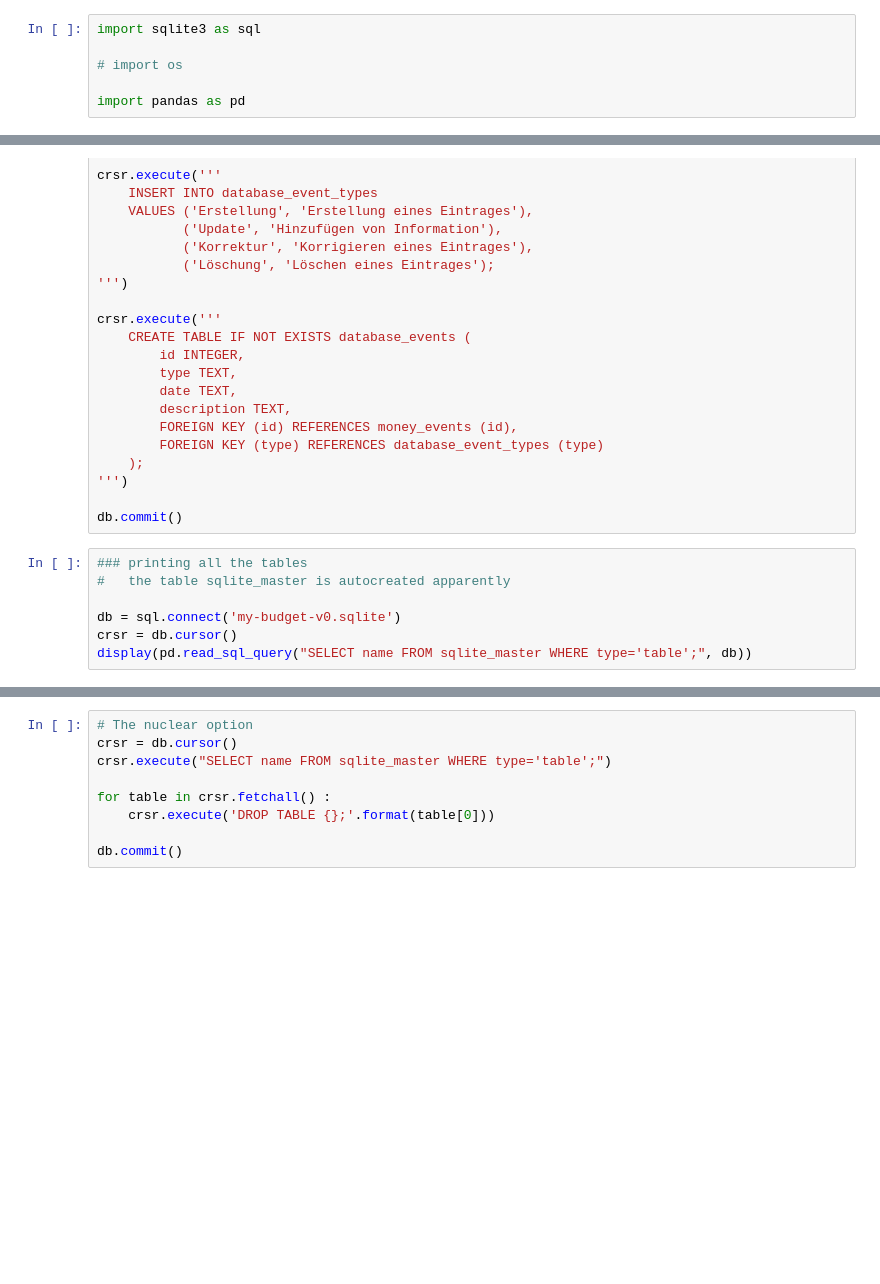
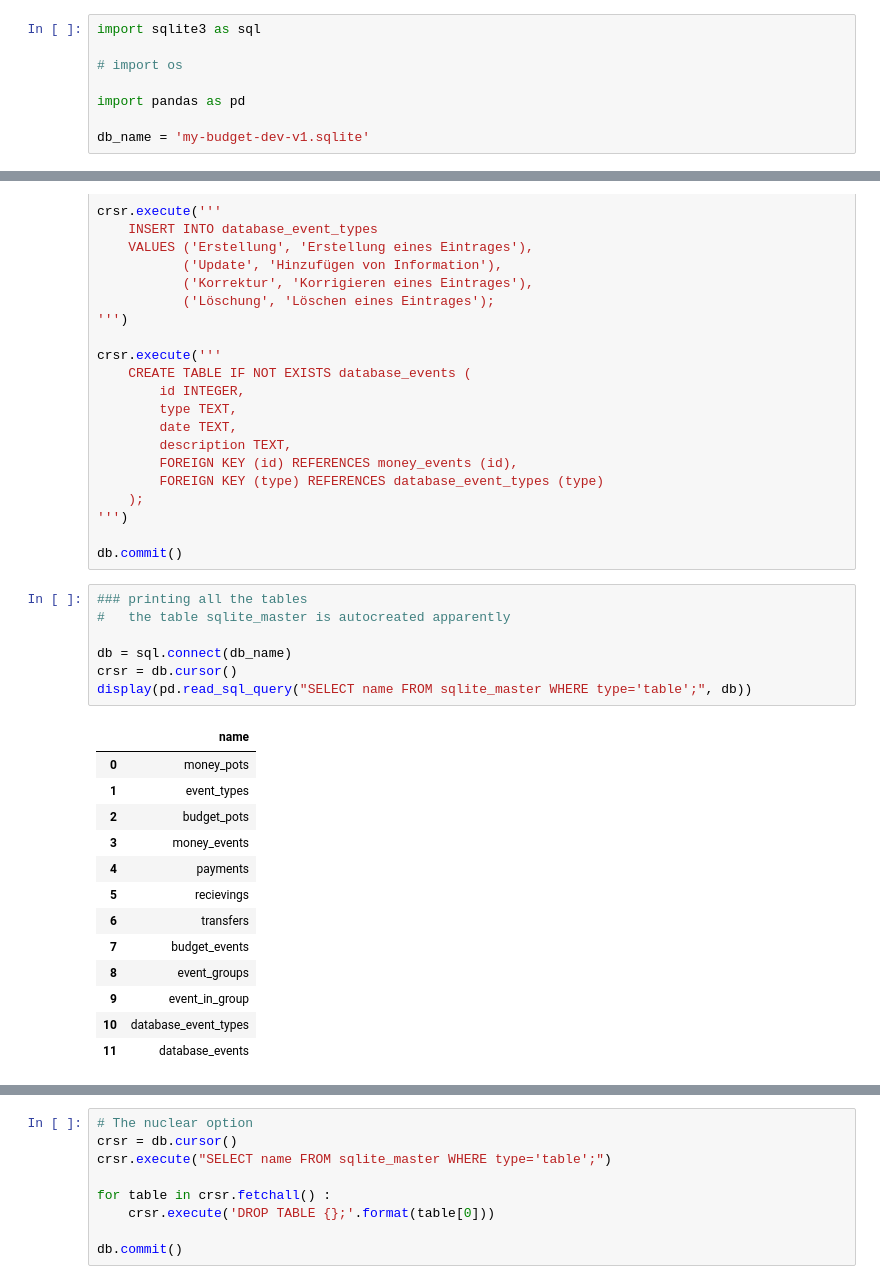
Before and after one commit to maxkoe/budgeter, a Jupyter notebook: database_setup.ipynb, the cells around one changed output, grey strips where cells are left out. Saved outputs shown, nothing was run; the diff lists cells and outputs as text; blank space fills up the shorter version.

```diff
--- a/database_setup.ipynb
+++ b/database_setup.ipynb
@@ -4,4 +4,6 @@ import sqlite3 as sql
 # import os
 
 import pandas as pd
+
+db_name = 'my-budget-dev-v1.sqlite'
 # %%
@@ -305,10 +309,24 @@ db.commit()
 # %%
 ### printing all the tables
 #   the table sqlite_master is autocreated apparently
 
-db = sql.connect('my-budget-v0.sqlite')
+db = sql.connect(db_name)
 crsr = db.cursor()
 display(pd.read_sql_query("SELECT name FROM sqlite_master WHERE type='table';", db))
+# %% [output]
+|  | name |
+| 0 | money_pots |
+| 1 | event_types |
+| 2 | budget_pots |
+| 3 | money_events |
+| 4 | payments |
+| 5 | recievings |
+| 6 | transfers |
+| 7 | budget_events |
+| 8 | event_groups |
+| 9 | event_in_group |
+| 10 | database_event_types |
+| 11 | database_events |
 # %%
 # read a full table into a pandas data framd
 crsr = db.cursor()
```
Also changed, not shown: parts of 4 cells of this notebook, 1 other file.
